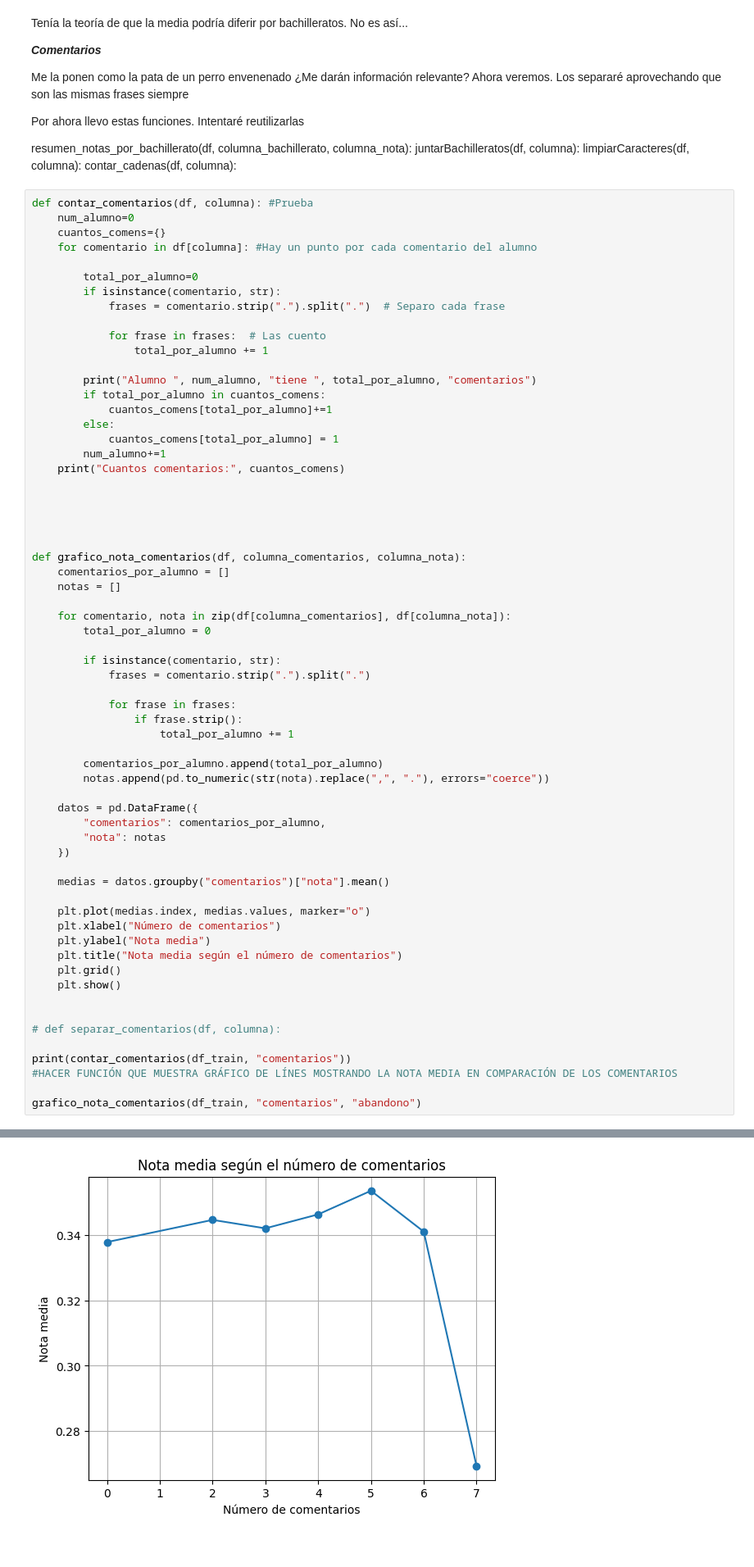
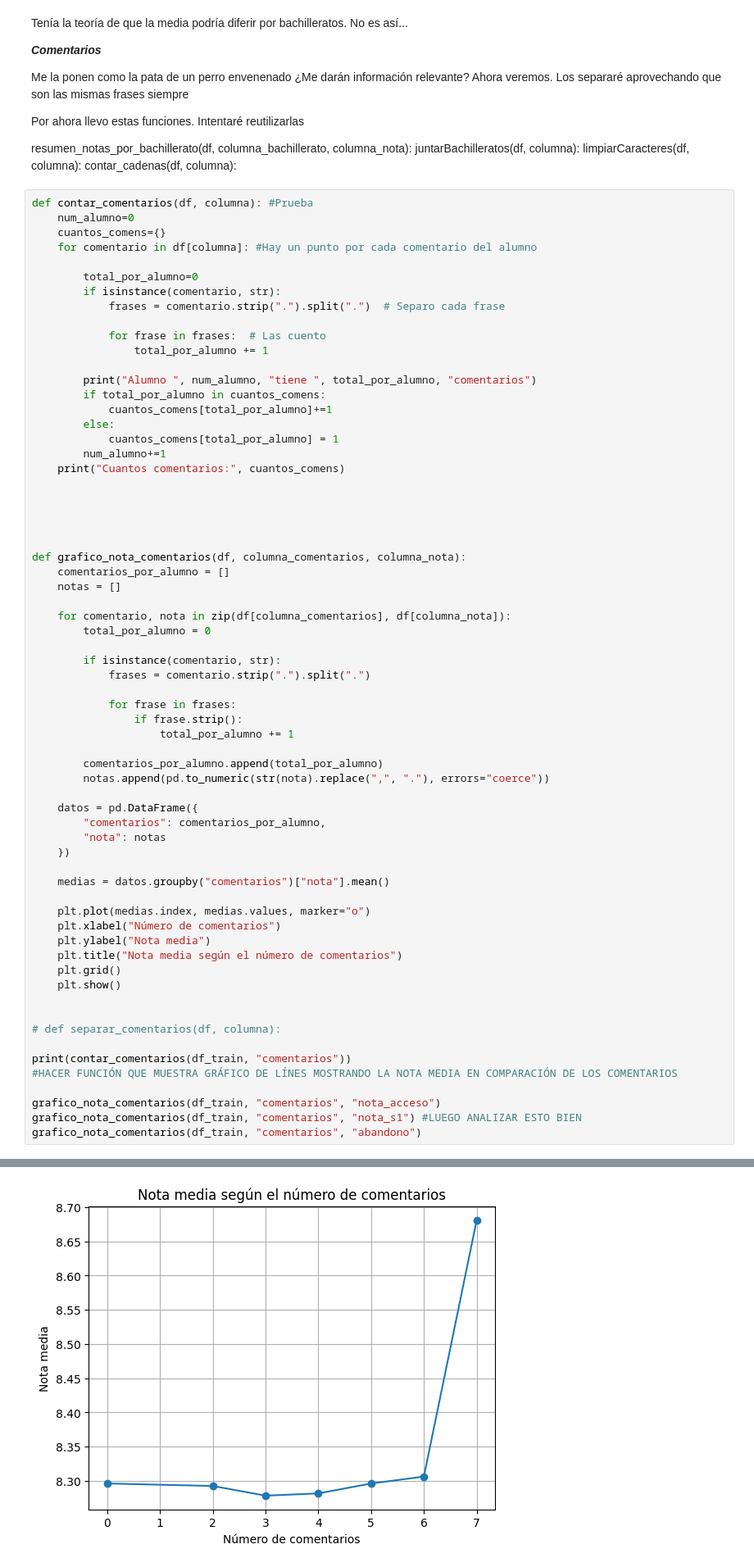
Before and after one commit to GuillermoMorcillo/Practica1Mineria, a Jupyter notebook: Práctica 1 - Análisis, procesamiento y validación .ipynb, the cells around one changed output, grey strips where cells are left out. Shown at 82% size. Drawn from its saved outputs; the diff is of its cells as text.

```diff
--- a/Práctica 1 - Análisis, procesamiento y validación .ipynb
+++ b/Práctica 1 - Análisis, procesamiento y validación .ipynb
@@ -388,31 +388,33 @@ def grafico_nota_comentarios(df, columna_comentarios, columna_nota):
     plt.ylabel("Nota media")
     plt.title("Nota media según el número de comentarios")
     plt.grid()
     plt.show()
 
 
 # def separar_comentarios(df, columna):
 
 print(contar_comentarios(df_train, "comentarios"))
 #HACER FUNCIÓN QUE MUESTRA GRÁFICO DE LÍNES MOSTRANDO LA NOTA MEDIA EN COMPARACIÓN DE LOS COMENTARIOS
 
+grafico_nota_comentarios(df_train, "comentarios", "nota_acceso")
+grafico_nota_comentarios(df_train, "comentarios", "nota_s1") #LUEGO ANALIZAR ESTO BIEN
 grafico_nota_comentarios(df_train, "comentarios", "abandono")
 # %% [output]
 Alumno  0 tiene  0 comentarios
 Alumno  1 tiene  4 comentarios
 Alumno  2 tiene  2 comentarios
 Alumno  3 tiene  3 comentarios
 Alumno  4 tiene  4 comentarios
 Alumno  5 tiene  5 comentarios
 Alumno  6 tiene  3 comentarios
 Alumno  7 tiene  2 comentarios
 Alumno  8 tiene  4 comentarios
 Alumno  9 tiene  0 comentarios
 Alumno  10 tiene  3 comentarios
 Alumno  11 tiene  3 comentarios
 ... (11730 lines left out)
 Alumno  11742 tiene  0 comentarios
 Alumno  11743 tiene  6 comentarios
 Alumno  11744 tiene  3 comentarios
 Alumno  11745 tiene  5 comentarios
-[figure, old version]
+[figure, new version]
```
Also changed, not shown: parts of 6 cells of this notebook.
